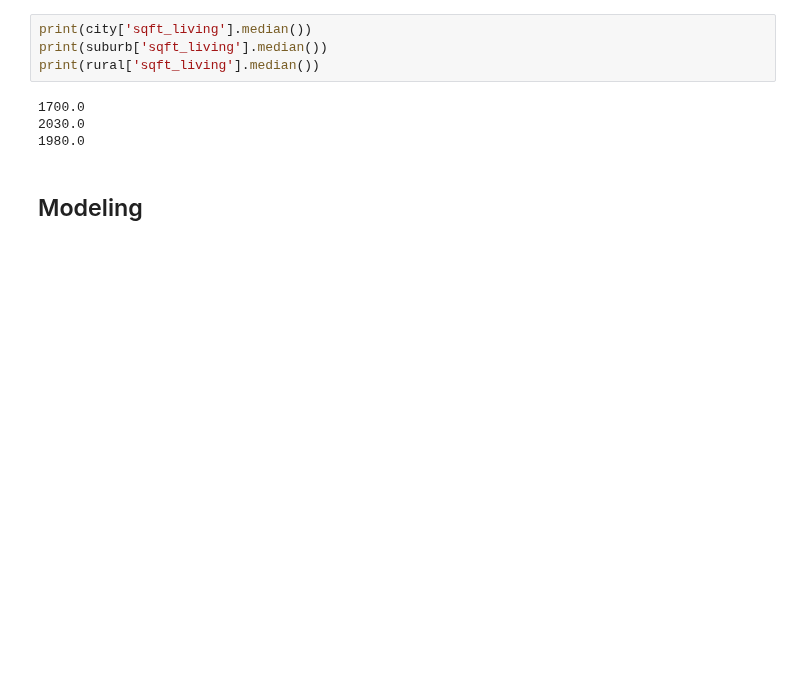
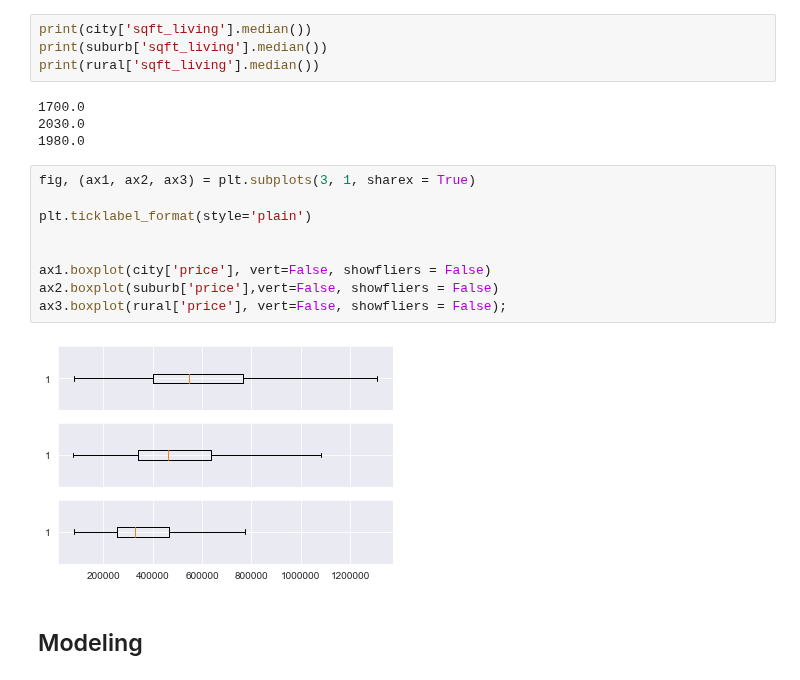
Before and after one commit to jmarkowi/kingcounty, a Jupyter notebook: predicting_prices_king_count-checkpoint.ipynb, the cells around one changed output. Saved outputs shown, nothing was run; the diff lists cells and outputs as text; blank space fills up the shorter version.

```diff
--- a/predicting_prices_king_count-checkpoint.ipynb
+++ b/predicting_prices_king_count-checkpoint.ipynb
@@ -223,6 +227,17 @@ print(rural['sqft_living'].median())
 1700.0
 2030.0
 1980.0
+# %%
+fig, (ax1, ax2, ax3) = plt.subplots(3, 1, sharex = True)
+
+plt.ticklabel_format(style='plain')
+
+
+ax1.boxplot(city['price'], vert=False, showfliers = False)
+ax2.boxplot(suburb['price'],vert=False, showfliers = False)
+ax3.boxplot(rural['price'], vert=False, showfliers = False);
+# %% [output]
+[figure, added]
 # %% [markdown]
 ## Modeling
 # %% [markdown]
```
Also changed, not shown: parts of 2 cells of this notebook.
